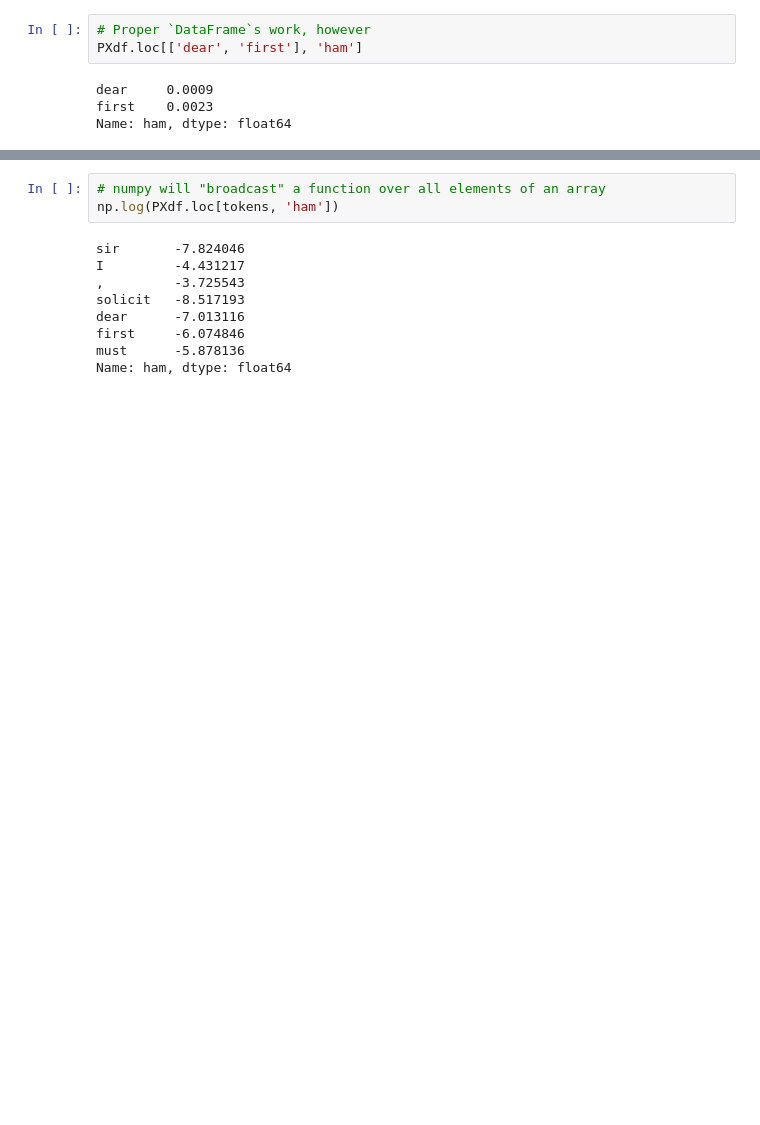
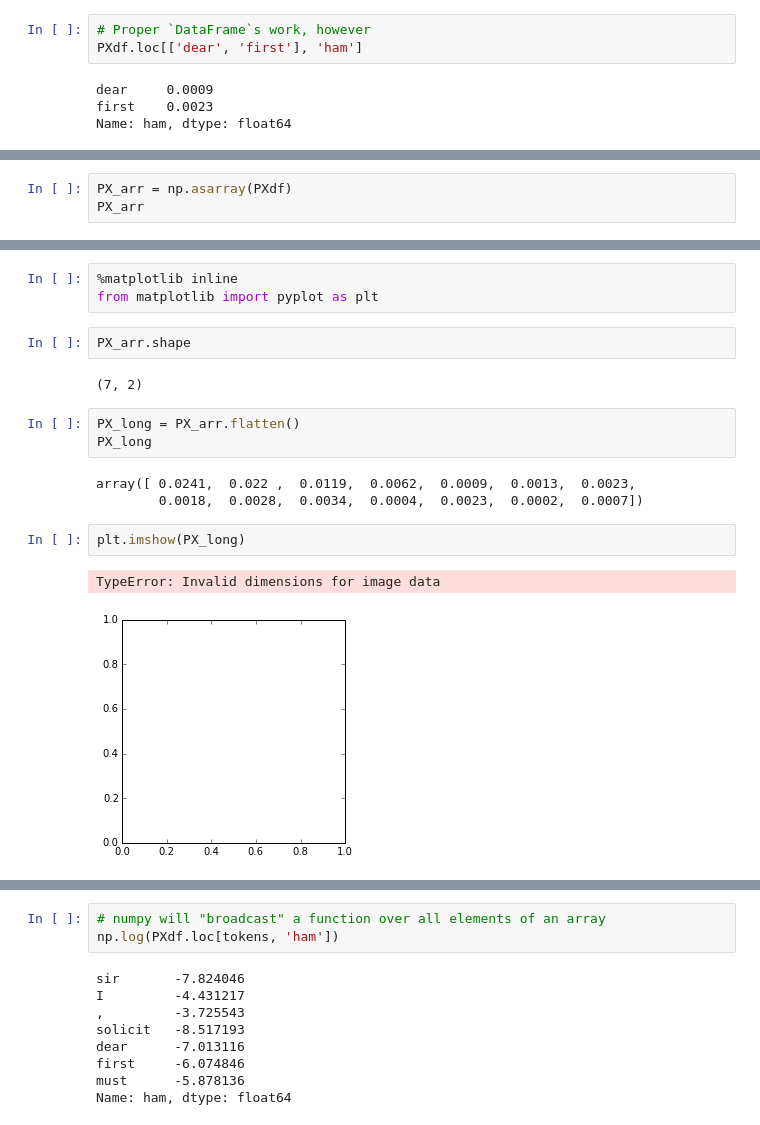
Before and after one commit to Berkeley-MIDS-ML/MIDS-ML-examples, a Jupyter notebook: Probability.ipynb, the cells around one changed output, grey strips where cells are left out. Saved outputs shown, nothing was run; the diff lists cells and outputs as text; blank space fills up the shorter version.

```diff
--- a/Probability.ipynb
+++ b/Probability.ipynb
@@ -118,0 +147,3 @@ Name: ham, dtype: float64
+# %%
+PX_arr = np.asarray(PXdf)
+PX_arr
@@ -118,0 +196,18 @@ Name: ham, dtype: float64
+# %%
+%matplotlib inline
+from matplotlib import pyplot as plt
+# %%
+PX_arr.shape
+# %% [output]
+(7, 2)
+# %%
+PX_long = PX_arr.flatten()
+PX_long
+# %% [output]
+array([ 0.0241,  0.022 ,  0.0119,  0.0062,  0.0009,  0.0013,  0.0023,
+        0.0018,  0.0028,  0.0034,  0.0004,  0.0023,  0.0002,  0.0007])
+# %%
+plt.imshow(PX_long)
+# %% [output]
+TypeError: Invalid dimensions for image data
+[figure, added]
```
Also changed, not shown: parts of 33 cells of this notebook.
